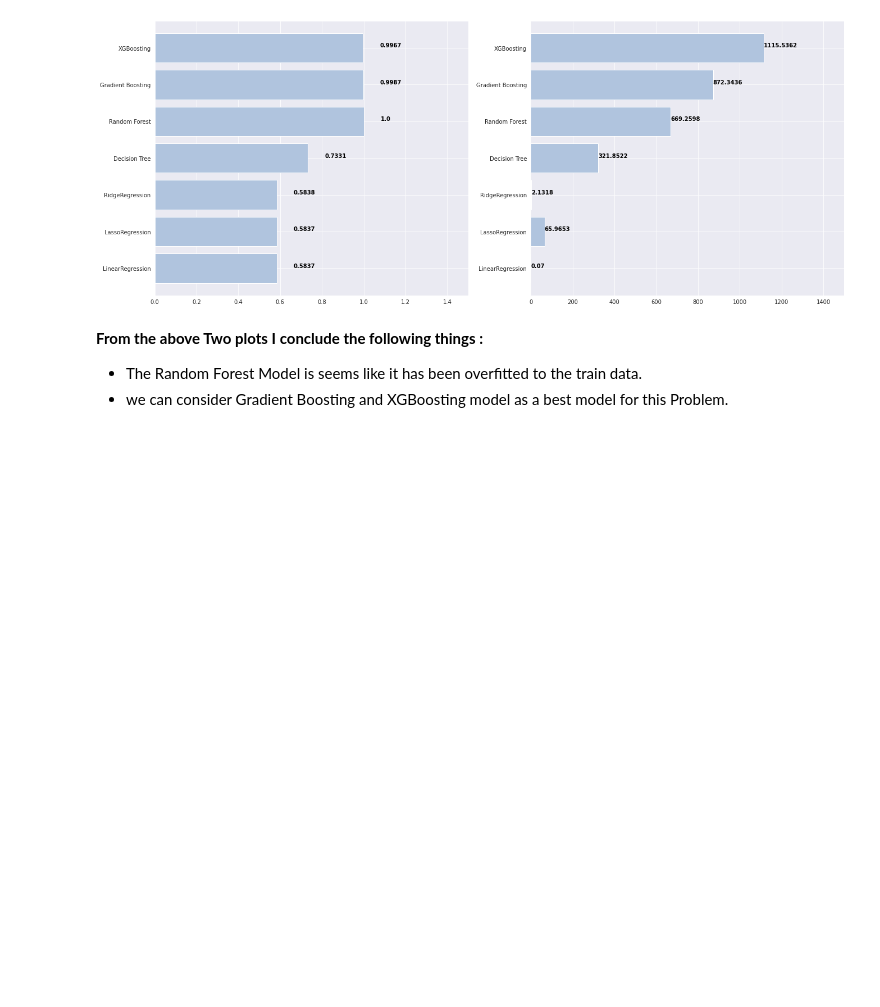
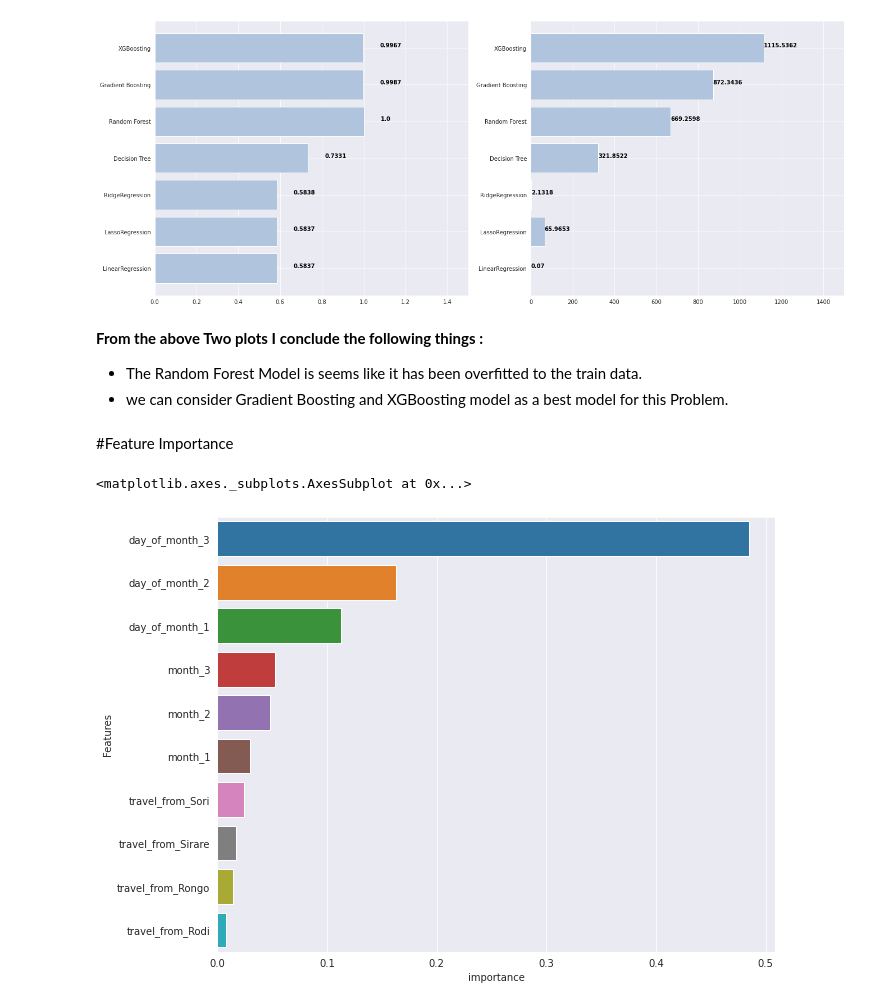
Before and after one commit to Ravinder-Kumar-M/Transport-Demand-Prediction, a Jupyter notebook: Demand_Prediction_for_Public_Transport_Capstone_Project.ipynb, the cells around one changed output. Drawn from its saved outputs; the diff is of its cells as text; code cells hidden in the pictures; blank space fills up the shorter version.

Commit message:
Feature importance

```diff
--- a/Demand_Prediction_for_Public_Transport_Capstone_Project.ipynb
+++ b/Demand_Prediction_for_Public_Transport_Capstone_Project.ipynb
@@ -892,3 +892,19 @@ for i, v in enumerate(perf_timings):
 
 *   The Random Forest Model is seems like it has been overfitted to the train data.
 *   we can consider Gradient Boosting and XGBoosting model as a best model for this Problem.
+# %% [markdown]
+#Feature Importance
+# %%
+# Weights for Gradient Boosting
+features_scores = np.sort(GBM_reg.feature_importances_)
+features_name = X.columns
+
+important_features = pd.DataFrame({'Features': features_name, 'importance': features_scores})
+important_features = important_features.sort_values(by=['importance'], ascending=False)
+important_features = important_features[0:10]
+
+plt.figure(figsize=(10, 8))
+sns.barplot(x='importance', y='Features', data=important_features)
+# %% [output]
+<matplotlib.axes._subplots.AxesSubplot at 0x...>
+[figure, added]
```
Also changed, not shown: parts of 1 cell of this notebook.
